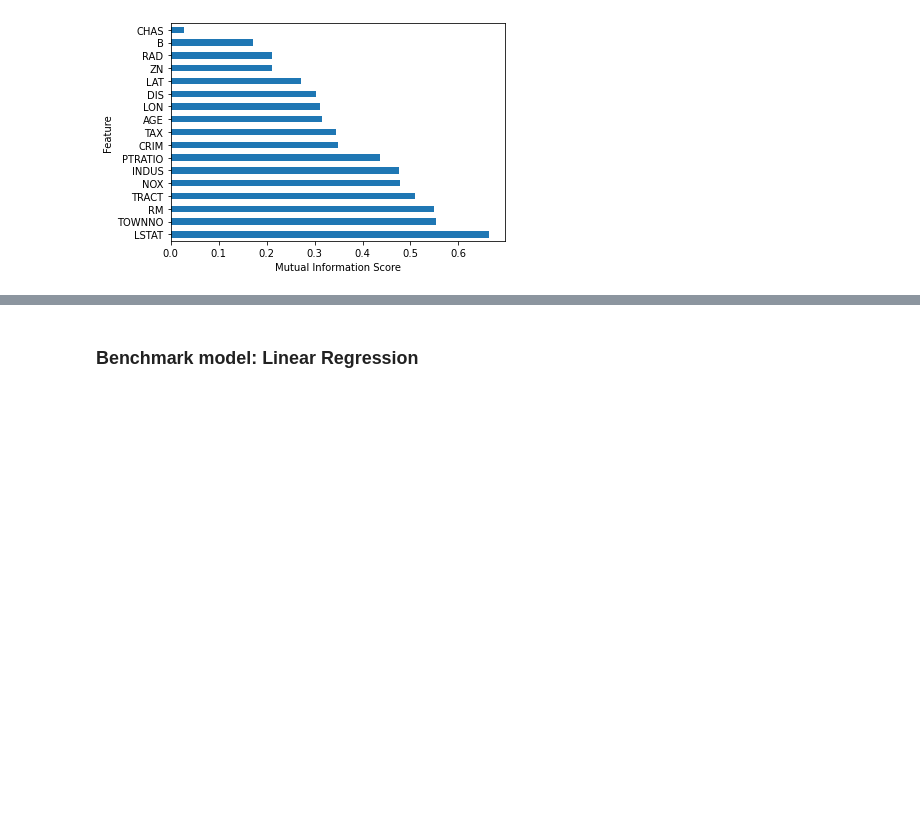
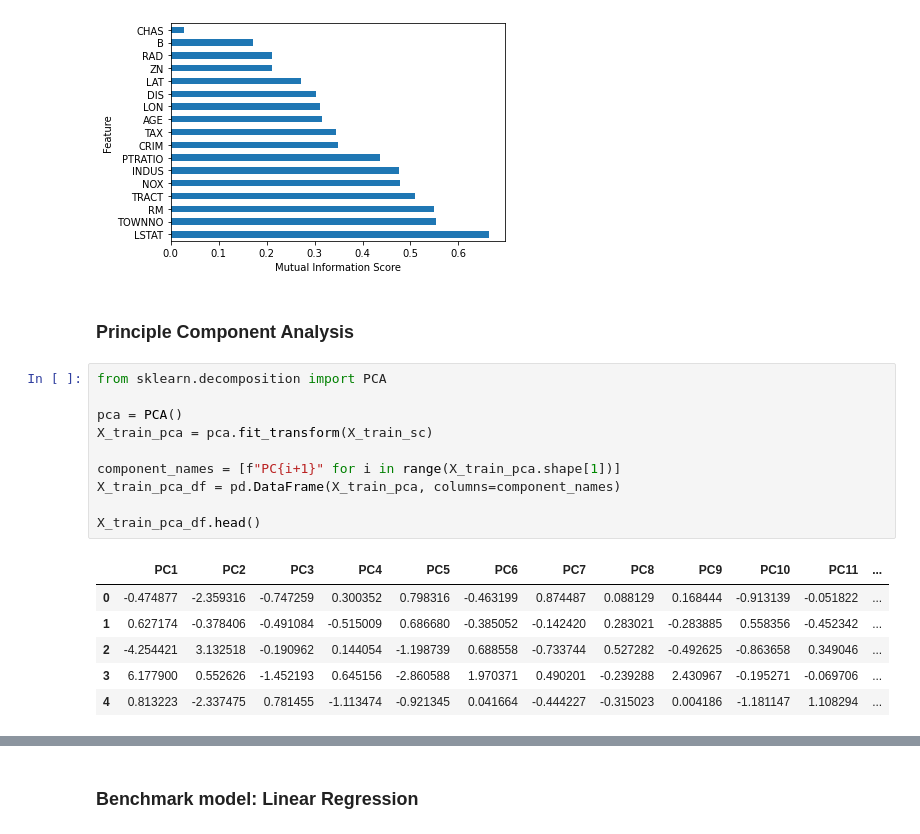
Before and after one commit to jsg16/aihack2021, a Jupyter notebook: data_exploration.ipynb, the cells around one changed output, grey strips where cells are left out. Saved outputs shown, nothing was run; the diff lists cells and outputs as text; blank space fills up the shorter version.

Commit message:
pca analysis

```diff
--- a/data_exploration.ipynb
+++ b/data_exploration.ipynb
@@ -184,3 +184,22 @@ plt.ylabel('Feature')
 plt.show()
 # %% [output]
 [figure]
+# %% [markdown]
+### Principle Component Analysis
+# %%
+from sklearn.decomposition import PCA
+
+pca = PCA()
+X_train_pca = pca.fit_transform(X_train_sc)
+
+component_names = [f"PC{i+1}" for i in range(X_train_pca.shape[1])]
+X_train_pca_df = pd.DataFrame(X_train_pca, columns=component_names)
+
+X_train_pca_df.head()
+# %% [output]
+|  | PC1 | PC2 | PC3 | PC4 | PC5 | PC6 | PC7 | PC8 | PC9 | PC10 | PC11 | ... |
+| 0 | -0.474877 | -2.359316 | -0.747259 | 0.300352 | 0.798316 | -0.463199 | 0.874487 | 0.088129 | 0.168444 | -0.913139 | -0.051822 | ... |
+| 1 | 0.627174 | -0.378406 | -0.491084 | -0.515009 | 0.686680 | -0.385052 | -0.142420 | 0.283021 | -0.283885 | 0.558356 | -0.452342 | ... |
+| 2 | -4.254421 | 3.132518 | -0.190962 | 0.144054 | -1.198739 | 0.688558 | -0.733744 | 0.527282 | -0.492625 | -0.863658 | 0.349046 | ... |
+| 3 | 6.177900 | 0.552626 | -1.452193 | 0.645156 | -2.860588 | 1.970371 | 0.490201 | -0.239288 | 2.430967 | -0.195271 | -0.069706 | ... |
+| 4 | 0.813223 | -2.337475 | 0.781455 | -1.113474 | -0.921345 | 0.041664 | -0.444227 | -0.315023 | 0.004186 | -1.181147 | 1.108294 | ... |
```
Also changed, not shown: parts of 5 cells of this notebook.
